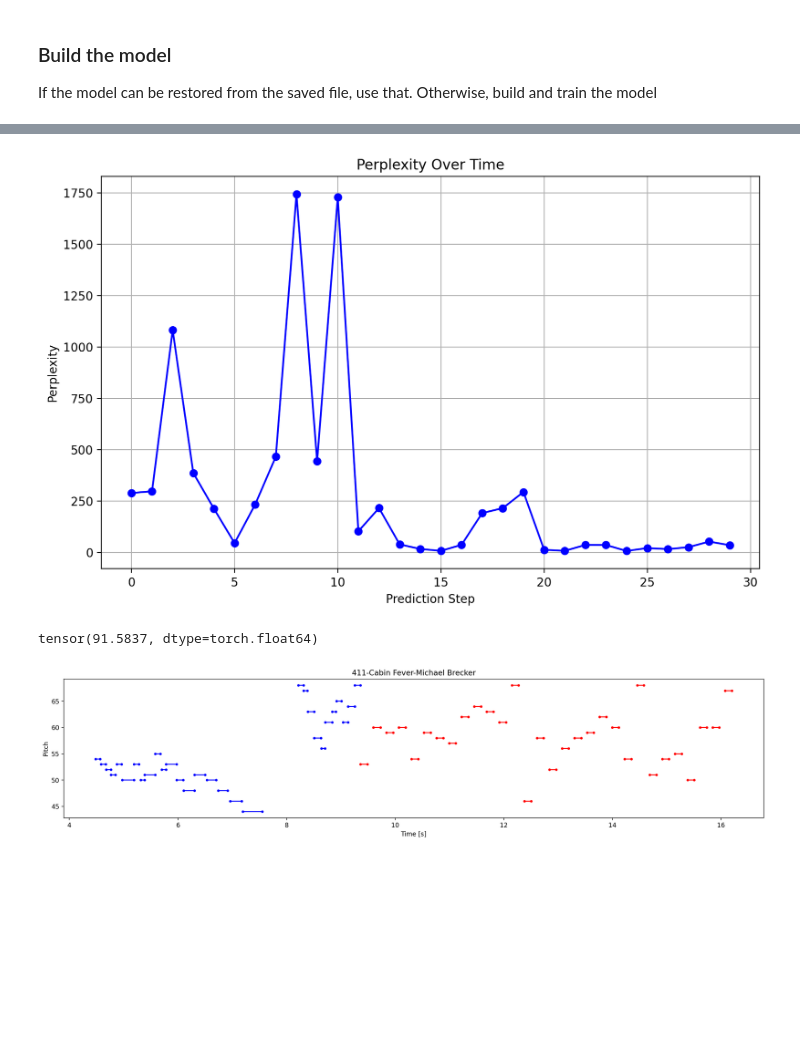
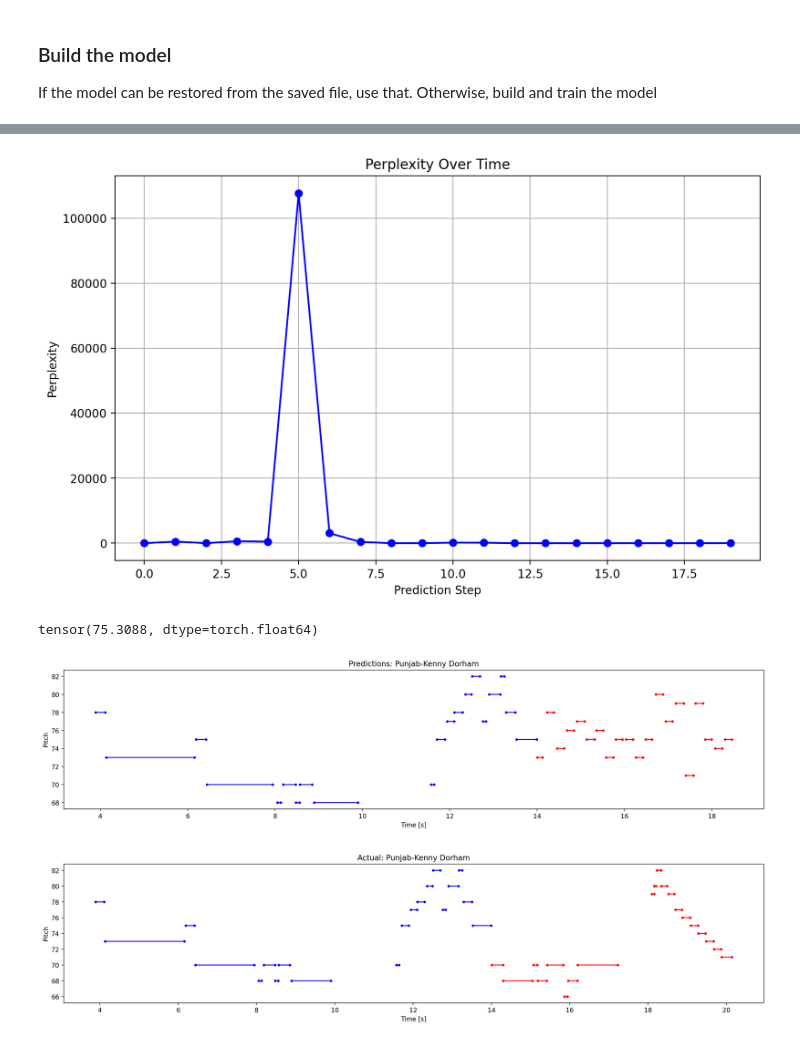
Before and after one commit to TeoVargo/SubmissionFolder, a Jupyter notebook: MixedModelBook.ipynb, the cells around one changed output, grey strips where cells are left out. Drawn from its saved outputs; the diff is of its cells as text; code cells hidden in the pictures; blank space fills up the shorter version.

```diff
--- a/MixedModelBook.ipynb
+++ b/MixedModelBook.ipynb
@@ -81,15 +137,15 @@ vocab_size = 128
 # Keys that will get extracted into the training set. This are the inputs to the model!
 key_order = ['pitch', 'step', 'duration', 'contour', 'tempo', 'instrument_num', 'key_num']
 
+# Songs to exclude from training
+#skip_list = random.sample(range(1, 456), 16)
+skip_list = [ 311, 50, 66, 283, 95, 303, 284, 238, 297, 276, 416, 254, 346, 161, 125, 362]
 
-
-skip_list = random.sample(range(1, 456), 16)
-
+# Skipped songs to be used for Validation
 val_list = skip_list[:10]
 
+# Skipped songs to be used for Testing
 test_list = skip_list[10:]
-# Songs to leave out of training
-
 
 model_save_file = 'MixedModelSave.keras'
 # %% [markdown]
@@ -458,7 +480,7 @@ plt.ylabel('Perplexity')
 plt.grid(True)
 plt.show()
 # %% [output]
-[figure, old version]
+[figure, new version]
 # %%
 def calc_perplexity(agg_logits, target, num_predictions):
   x = target['pitch'].tail(num_predictions).astype(int).to_numpy()
@@ -471,8 +493,10 @@ def calc_perplexity(agg_logits, target, num_predictions):
 # %%
 calc_perplexity(agg_logits, targets, num_predictions)
 # %% [output]
-tensor(91.5837, dtype=torch.float64)
+tensor(75.3088, dtype=torch.float64)
 # %%
-my_functions.plot_notes(full_sequence, seq_length ,heading=f'{skip_list[0]}-{title}-{performer}')
+my_functions.plot_notes(full_sequence, seq_length ,heading=f'Predictions: {title}-{performer}')
+my_functions.plot_notes(targets, seq_length, heading=f'Actual: {title}-{performer}')
 # %% [output]
-[figure, old version]
+[figure, new version]
+[figure, added]
```
Also changed, not shown: parts of 9 cells of this notebook, 10 other files.
